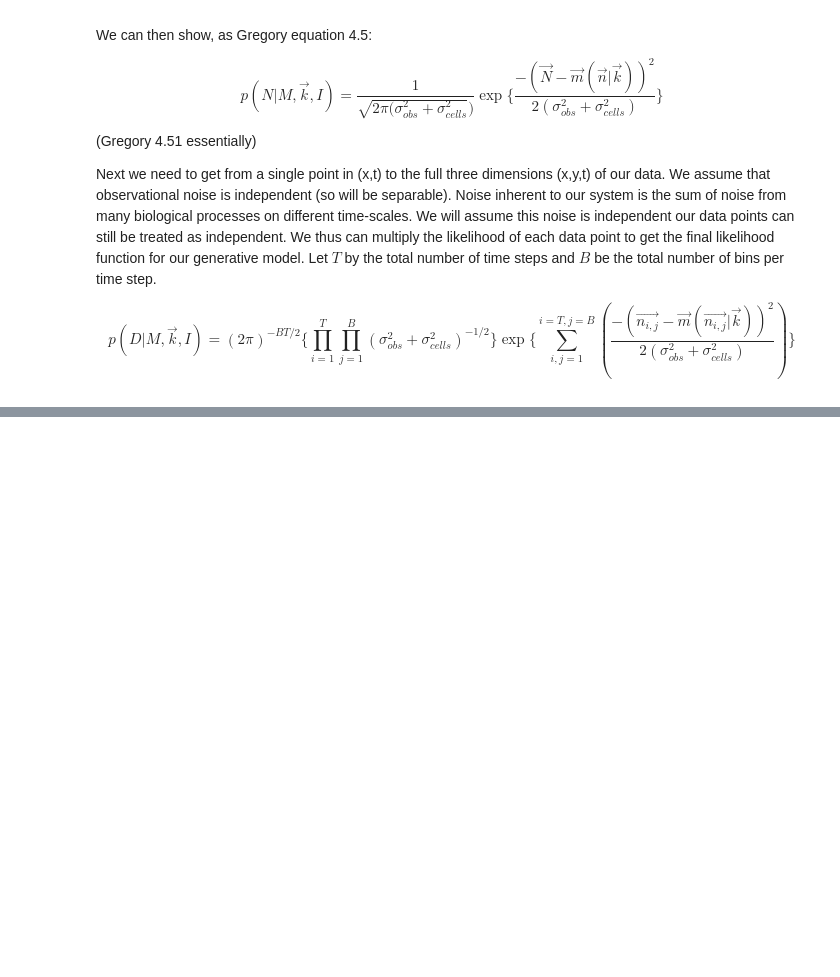
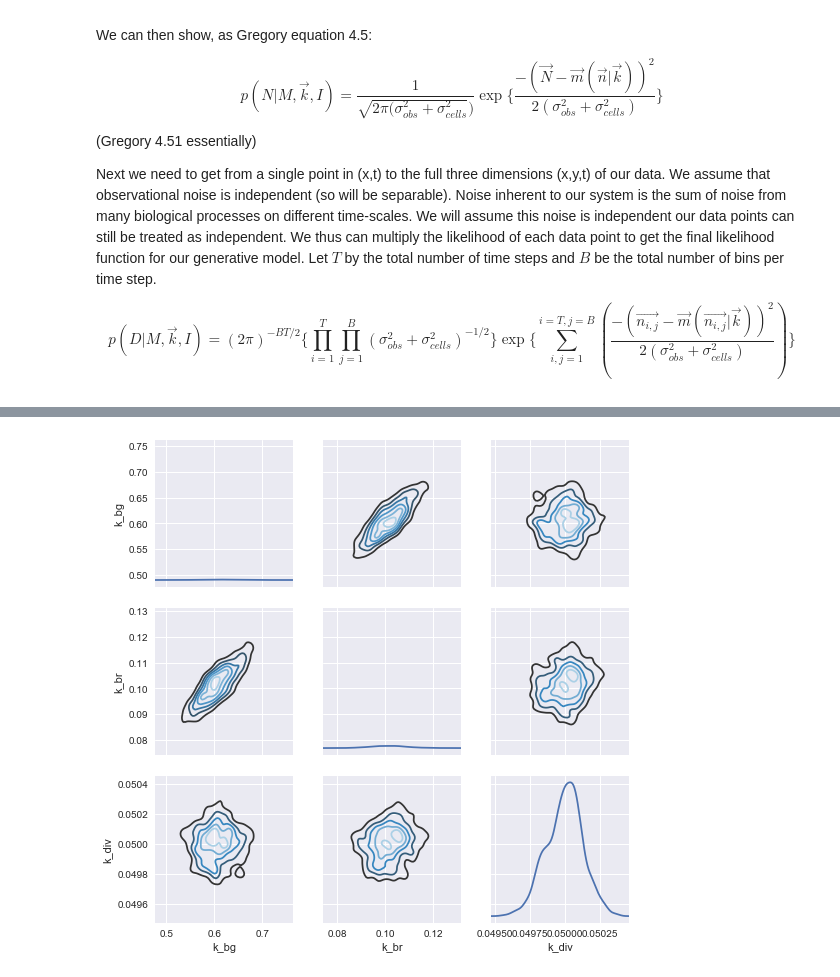
Before and after one commit to tessadgreen/cellfate, a Jupyter notebook: model.ipynb, the cells around one changed output, grey strips where cells are left out. Saved outputs shown, nothing was run; the diff lists cells and outputs as text; code cells hidden in the pictures; blank space fills up the shorter version.

```diff
--- a/model.ipynb
+++ b/model.ipynb
@@ -106,0 +133,16 @@ model.np2pd(a)
+# %%
+# Since V_b converges around 300, let's set burnin time as 300 steps.
+samples = sampler.chain[:,300:,:]
+
+# reshape the samples into an array with dimension (ndim) x (# of data) 1D array
+traces = samples.reshape(-1, ndim).T
+
+# Create a pandas DataFrame with labels.
+parameter_samples = pd.DataFrame({'k_div': traces[0], 'k_bg': traces[1], 'k_br': traces[2]})
+
+# Draw joint_kde plot
+g = sns.PairGrid(parameter_samples)
+g.map_diag(sns.kdeplot)
+g.map_offdiag(sns.kdeplot, cmap="Blues_d", n_levels=6);
+# %% [output]
+[figure, added]
```
Also changed, not shown: parts of 3 cells of this notebook, 1 other file.
